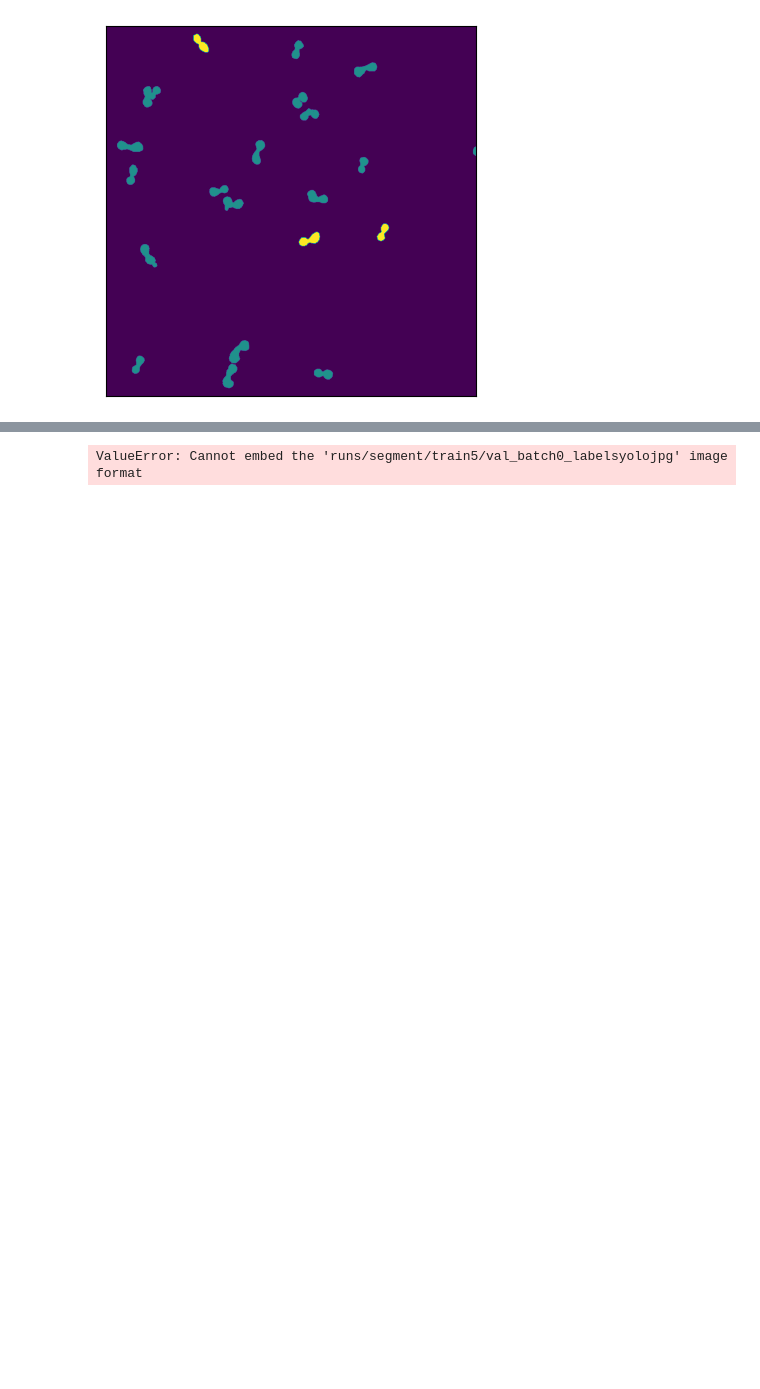
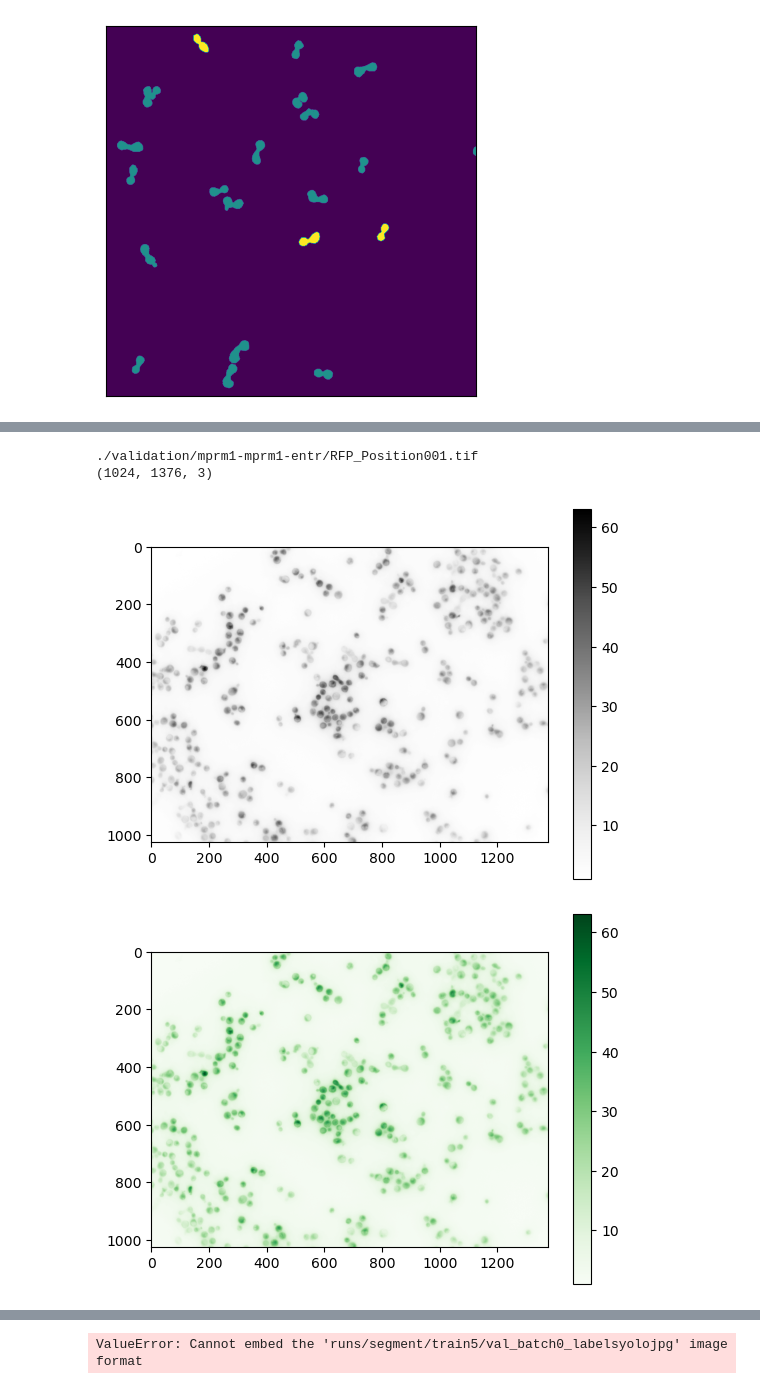
Before and after one commit to DessimozLab/yeast_fusion_segmenter, a Jupyter notebook: segment_retrain.ipynb, the cells around one changed output, grey strips where cells are left out. Saved outputs shown, nothing was run; the diff lists cells and outputs as text; code cells hidden in the pictures; blank space fills up the shorter version.

```diff
--- a/segment_retrain.ipynb
+++ b/segment_retrain.ipynb
@@ -563,3 +535,22 @@ show_image(filename="runs/segment/train14/val_batch0_labels.jpg")
 model.save('yolov8n-seg_yfusion.pt')
 # %%
 from ultralytics import YOLO
+# %%
+import glob
+import cv2
+from matplotlib import pyplot as plt
+functional_testing_set = glob.glob('./validation/mprm1-mprm1-entr/*.tif' )
+print( functional_testing_set[0 ] )
+print(cv2.imread(functional_testing_set[0 ]).shape)
+
+cscheme = [ 'Greys' , 'Greens', 'Reds' ]
+sample = cv2.imread(functional_testing_set[0 ])
+for channel in range(sample.shape[2] ):
+    plt.imshow(sample[:,:,channel] , cmap = cscheme[channel])
+    plt.colorbar()
+    plt.show()
+# %% [output]
+./validation/mprm1-mprm1-entr/RFP_Position001.tif
+(1024, 1376, 3)
+[figure, added]
+[figure, added]
```
Also changed, not shown: parts of 13 cells of this notebook, 48 other files.
